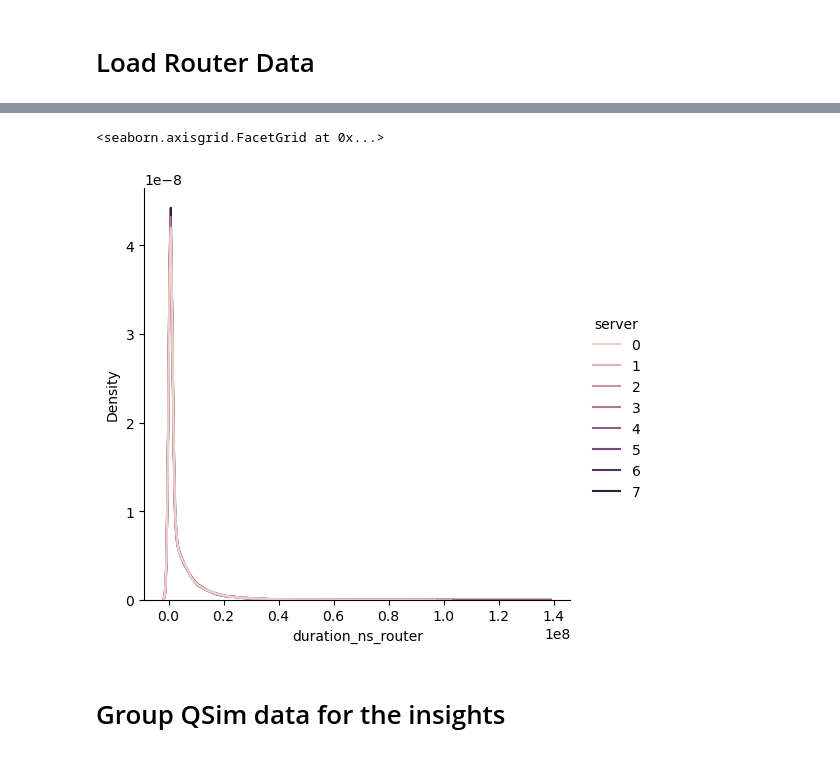
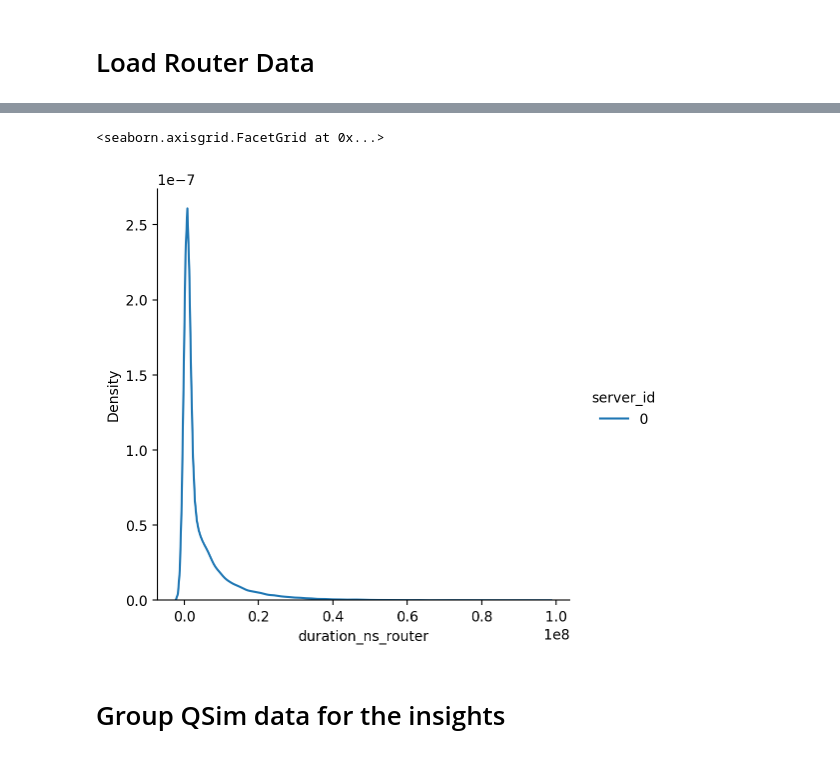
Before and after one commit to paulheinr/parallel-qsim-berlin, a Jupyter notebook: src/main/python/routing-request-analysis.ipynb, the cells around one changed output, grey strips where cells are left out. Cells and saved outputs as stored; diff of their text form; code cells hidden in the pictures.

```diff
--- a/src/main/python/routing-request-analysis.ipynb
+++ b/src/main/python/routing-request-analysis.ipynb
@@ -14,6 +14,6 @@ from load import discover_runs, read_aggregated_routing
 # %%
-root = Path("/Users/paulh/hlrn-cluster/rust-pt-routing/parallel-qsim-berlin/output/v6.4")
+root = Path("/Users/paulh/hlrn-cluster/rust-pt-routing/parallel-qsim-berlin/output/v6.4/1pct")
 
-runs = discover_runs(root)
+runs = discover(root)
 print(runs)
 # %% [output]
@@ -176,0 +41,7 @@ Loading /Users/paulh/hlrn-cluster/rust-pt-routing/parallel-qsim-berlin/output/v6
+# %%
+router_data: dict[str, pd.DataFrame] = {}
+
+for run in runs:
+    print(f"Loading routing data for run {run.run_id}")
+    data = read_router(run, commit_hash="f6b4975")
+    router_data[run.run_id] = data
@@ -176,0 +51,9 @@ Loading /Users/paulh/hlrn-cluster/rust-pt-routing/parallel-qsim-berlin/output/v6
+# %%
+sample_run_id = "sim192_hor600_w4_r24_1pct"
+
+router = router_data[sample_run_id]
+
+qsim = routing_data[sample_run_id]
+qsim = qsim[qsim["func_name"] == "blocking_recv"]
+
+qsim[qsim['request_uuid_u128'] == 2144459572868393109753598059720148573]
@@ -177,19 +70,10 @@ Loading /Users/paulh/hlrn-cluster/rust-pt-routing/parallel-qsim-berlin/output/v6
 # %%
-sample_run_id = "sim192_hor600_w4_r192_10pct"
-
-router = router_data[sample_run_id]
-
-qsim = routing_data[sample_run_id]
-qsim = qsim[qsim["func_name"] == "blocking_recv"]
-
-# qsim[qsim['request_uuid_u128']==2138593376791811783315487986121543560]
-
 # join on request_uuid_u128 in qsim and request_id in router
 merged_df = pd.merge(
     qsim,
     router,
     left_on='request_uuid_u128',
-    right_on='request_id',
+    right_on='request_id_u128',
     how='inner'  # or 'left', 'right', 'outer' depending on your needs
 )
 
@@ -239,9 +125,9 @@ plt.show()
 # %%
 # plot distribution of duration_ns_qsim and duration_ns_router with seaborn into one plot
-sns.displot(merged_df, x="duration_ns_router", hue="server", kind="kde")
+sns.displot(merged_df, x="duration_ns_router", hue="server_id", kind="kde")
 # %% [output]
 <seaborn.axisgrid.FacetGrid at 0x...>
-[figure, old version]
+[figure, new version]
 # %% [markdown]
 # Group QSim data for the insights
 # %%
```
Also changed, not shown: parts of 18 cells of this notebook, 4 other files.
